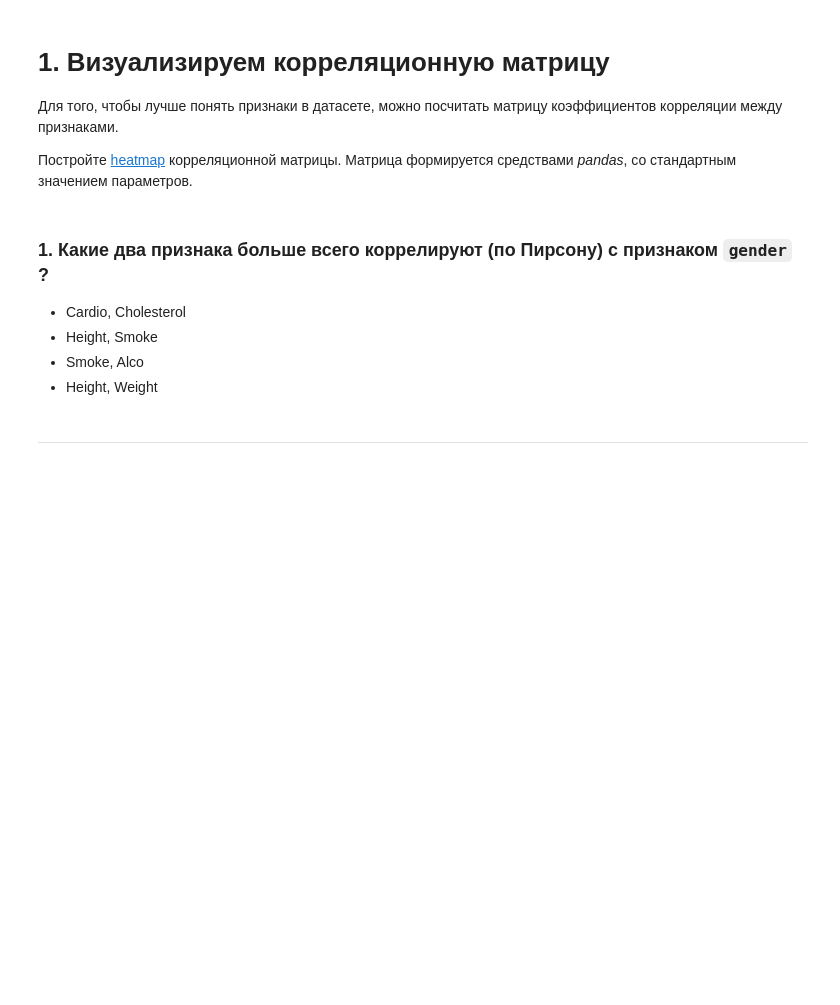
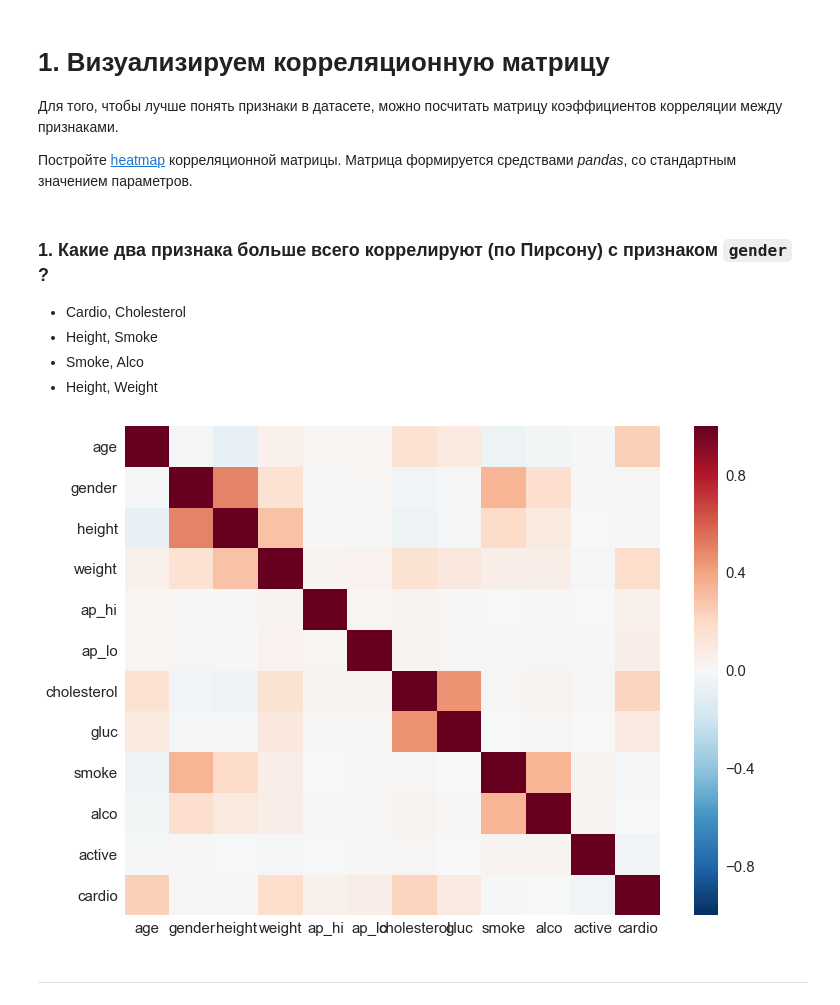
Before and after one commit to eakinshin/mlcourse_open, a Jupyter notebook: jupyter_notebooks/topic02_visual_analysis/hw2_session2_visual_analysis_basics.ipynb, the cells around one changed output. Cells and saved outputs as stored; diff of their text form; code cells hidden in the pictures; blank space fills up the shorter version.

```diff
--- a/jupyter_notebooks/topic02_visual_analysis/hw2_session2_visual_analysis_basics.ipynb
+++ b/jupyter_notebooks/topic02_visual_analysis/hw2_session2_visual_analysis_basics.ipynb
@@ -169,8 +169,10 @@ cardio
 - Smoke, Alco
 - Height, Weight
 # %%
-corr_matrix = train.drop(['ap_hi', 'ap_lo','gluc', 'active', 'age'], axis=1).corr()
+corr_matrix = train.corr(method='pearson')
 sns.heatmap(corr_matrix);
+# %% [output]
+[figure, added]
 # %% [markdown]
 ---
 # %% [markdown]
```
Also changed, not shown: parts of 14 cells of this notebook, 1 other file.
